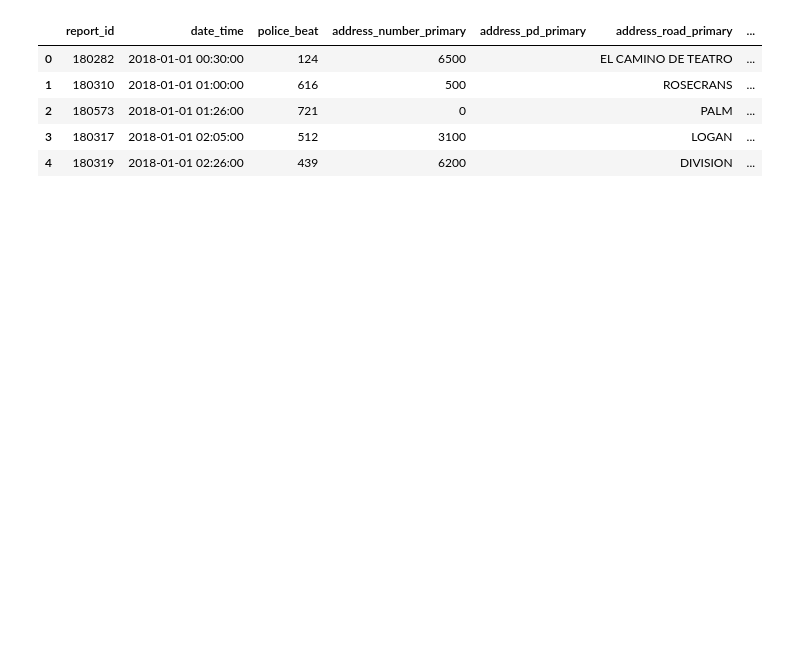
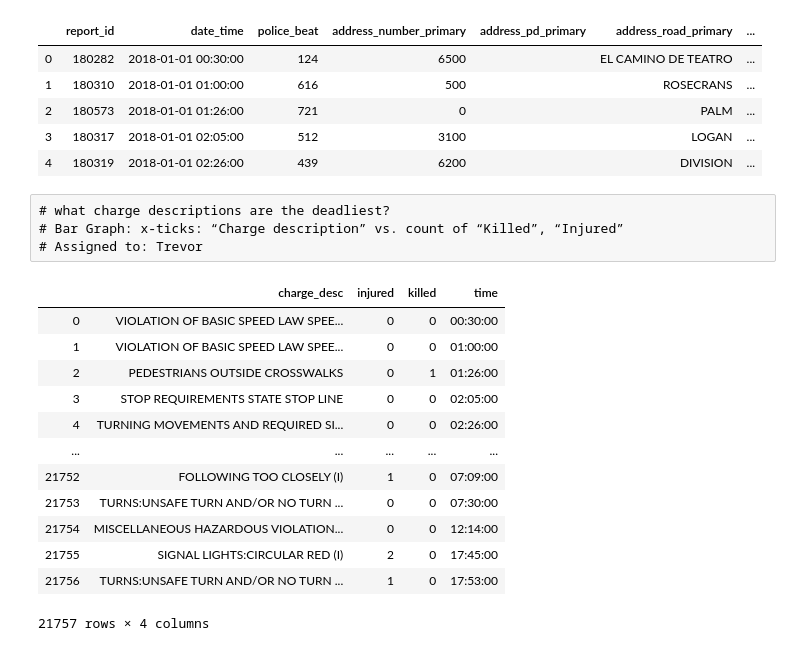
Before and after one commit to alexrayperry/SD-Collision-Hotspots, a Jupyter notebook: trevor-sd-collision-analysis.ipynb, the cells around one changed output. Drawn from its saved outputs; the diff is of its cells as text; code cells hidden in the pictures; blank space fills up the shorter version.

Commit message:
Trevor's notebook

```diff
--- a/trevor-sd-collision-analysis.ipynb
+++ b/trevor-sd-collision-analysis.ipynb
@@ -18,3 +18,31 @@ collision.head()
 | 2 | 180573 | 2018-01-01 01:26:00 | 721 | 0 |  | PALM | ... |
 | 3 | 180317 | 2018-01-01 02:05:00 | 512 | 3100 |  | LOGAN | ... |
 | 4 | 180319 | 2018-01-01 02:26:00 | 439 | 6200 |  | DIVISION | ... |
+# %% [raw]
+# what charge descriptions are the deadliest?
+# Bar Graph: x-ticks: “Charge description” vs. count of “Killed”, “Injured”
+# Assigned to: Trevor
+# %%
+# split date/time column to have time exist
+collision_deadly_df = collision["date_time"].str.split(" ", n=2, expand=True)
+
+collision["time"] = collision_deadly_df[1]
+# collision.head()
+
+# make new dataframe that consists of only the necessary components to analyze deadliest charge descriptions
+grim_reaper_df = collision[['charge_desc', 'injured', 'killed', 'time']]
+grim_reaper_df
+# %% [output]
+|  | charge_desc | injured | killed | time |
+| 0 | VIOLATION OF BASIC SPEED LAW SPEE... | 0 | 0 | 00:30:00 |
+| 1 | VIOLATION OF BASIC SPEED LAW SPEE... | 0 | 0 | 01:00:00 |
+| 2 | PEDESTRIANS OUTSIDE CROSSWALKS | 0 | 1 | 01:26:00 |
+| 3 | STOP REQUIREMENTS STATE STOP LINE | 0 | 0 | 02:05:00 |
+| 4 | TURNING MOVEMENTS AND REQUIRED SI... | 0 | 0 | 02:26:00 |
+| ... | ... | ... | ... | ... |
+| 21752 | FOLLOWING TOO CLOSELY (I) | 1 | 0 | 07:09:00 |
+| 21753 | TURNS:UNSAFE TURN AND/OR NO TURN ... | 0 | 0 | 07:30:00 |
+| 21754 | MISCELLANEOUS HAZARDOUS VIOLATION... | 0 | 0 | 12:14:00 |
+| 21755 | SIGNAL LIGHTS:CIRCULAR RED (I) | 2 | 0 | 17:45:00 |
+| 21756 | TURNS:UNSAFE TURN AND/OR NO TURN ... | 1 | 0 | 17:53:00 |
+21757 rows × 4 columns
```
Also changed, not shown: parts of 11 cells of this notebook, 3 other files.
